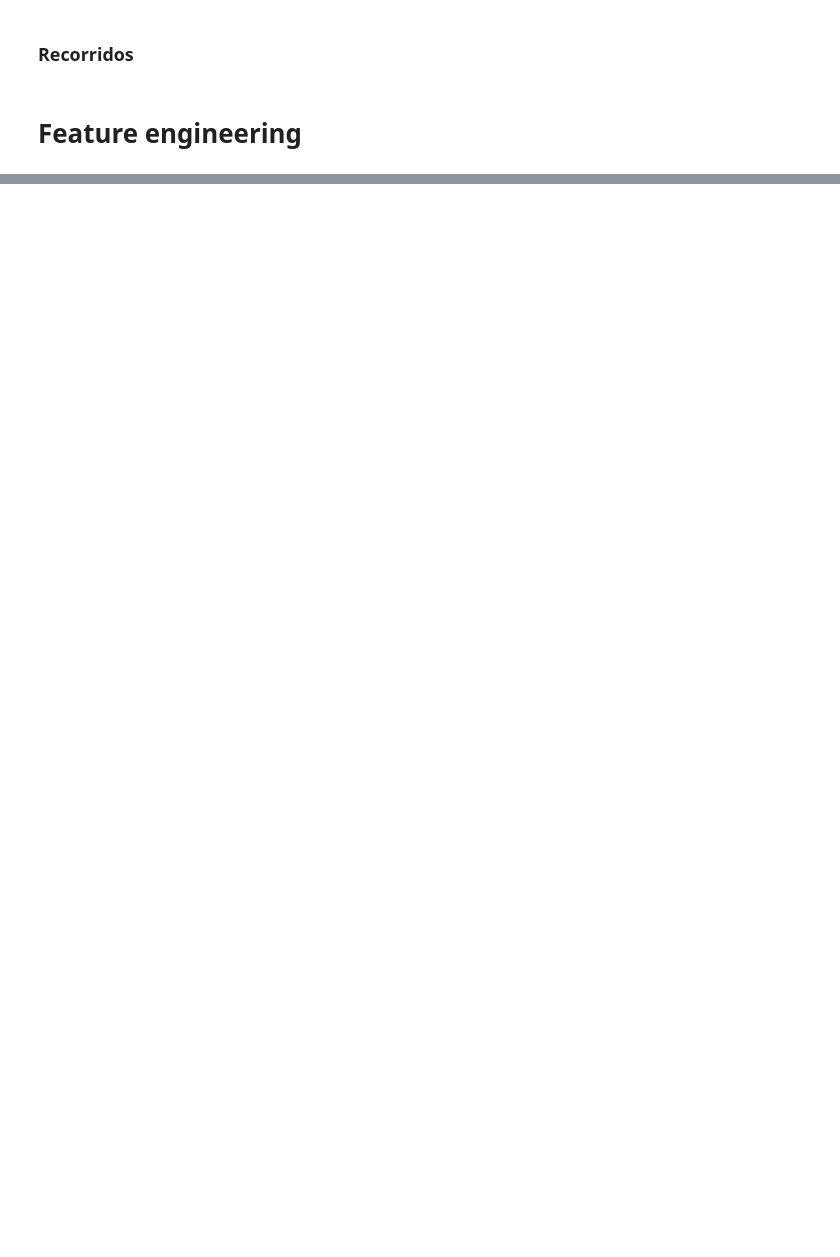
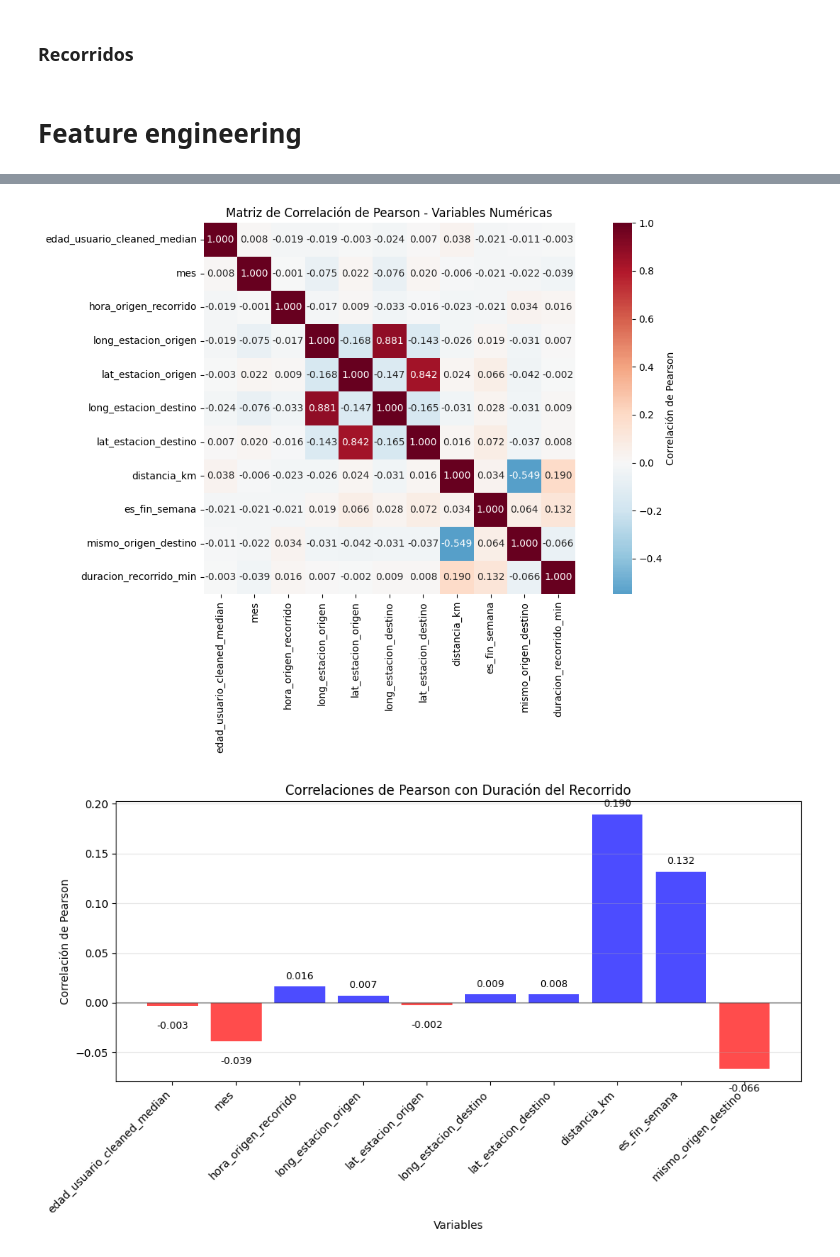
Before and after one commit to ArielMatC/ceia-andd-g2, a Jupyter notebook: data_analysis.ipynb, the cells around one changed output, grey strips where cells are left out. Cells and saved outputs as stored; diff of their text form; code cells hidden in the pictures; blank space fills up the shorter version.

```diff
--- a/data_analysis.ipynb
+++ b/data_analysis.ipynb
@@ -1321,0 +2016,40 @@ if 'edad_usuario_winsorized' in users_df_train_cleaned.columns:
+# %%
+# Visualización de las correlaciones de Pearson
+plt.figure(figsize=(12, 8))
+
+# Crear matriz de correlación para visualización
+correlation_matrix = analysis_df[numerical_features + [target_var]].corr()
+
+# Heatmap de correlaciones
+sns.heatmap(correlation_matrix, annot=True, cmap='RdBu_r', center=0,
+            square=True, fmt='.3f', cbar_kws={'label': 'Correlación de Pearson'})
+plt.title('Matriz de Correlación de Pearson - Variables Numéricas')
+plt.tight_layout()
+plt.show()
+
+# Gráfico de barras con las correlaciones vs variable objetivo
+plt.figure(figsize=(10, 6))
+features_names = list(pearson_correlations.keys())
+correlations_values = list(pearson_correlations.values())
+
+colors = ['red' if corr < 0 else 'blue' for corr in correlations_values]
+bars = plt.bar(range(len(features_names)), correlations_values, color=colors, alpha=0.7)
+
+plt.xlabel('Variables')
+plt.ylabel('Correlación de Pearson')
+plt.title('Correlaciones de Pearson con Duración del Recorrido')
+plt.xticks(range(len(features_names)), features_names, rotation=45, ha='right')
+plt.axhline(y=0, color='black', linestyle='-', alpha=0.3)
+plt.grid(axis='y', alpha=0.3)
+
+# Añadir valores en las barras
+for bar, corr in zip(bars, correlations_values):
+    height = bar.get_height()
+    plt.text(bar.get_x() + bar.get_width()/2., height + (0.005 if height > 0 else -0.015),
+             f'{corr:.3f}', ha='center', va='bottom' if height > 0 else 'top', fontsize=9)
+
+plt.tight_layout()
+plt.show()
+# %% [output]
+[figure, added]
+[figure, added]
```
Also changed, not shown: parts of 37 cells of this notebook, 3 other files.
